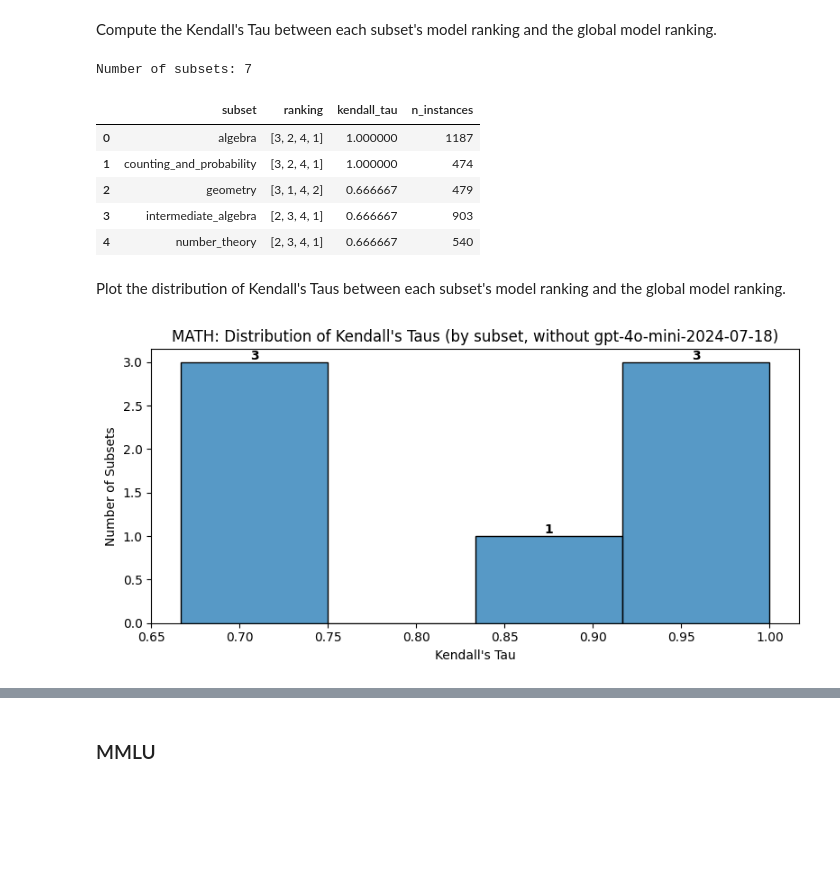
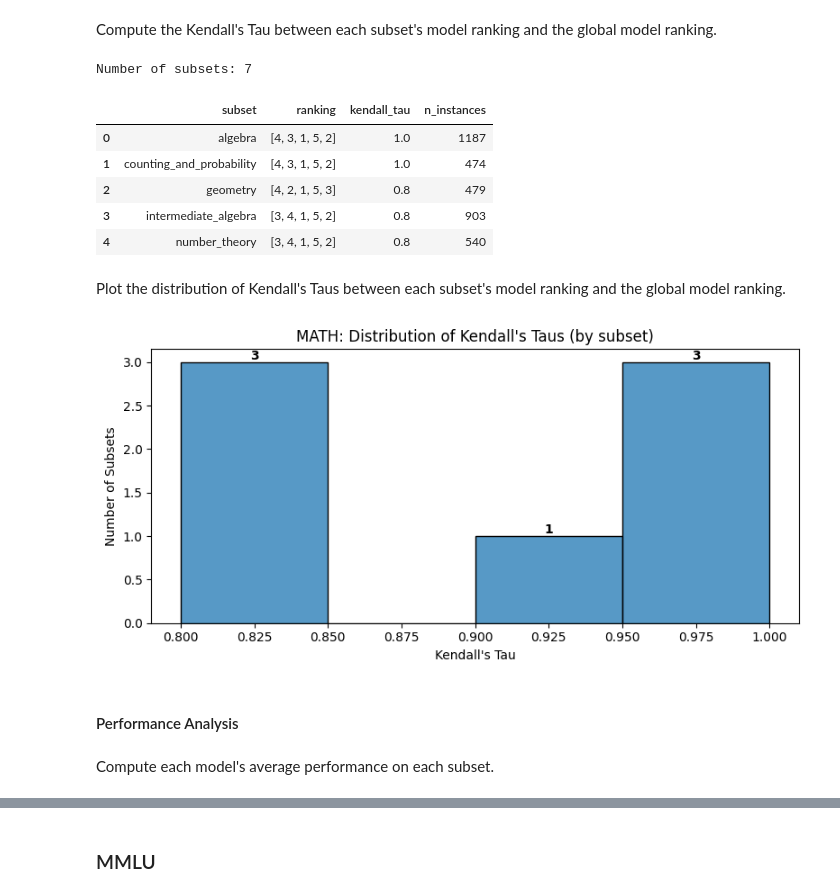
Before and after one commit to mpg05883/EvalTree, a Jupyter notebook: subset_analysis.ipynb, the cells around one changed output, grey strips where cells are left out. Cells and saved outputs as stored; diff of their text form; code cells hidden in the pictures; blank space fills up the shorter version.

Commit message:
Added accuracy plots

```diff
--- a/subset_analysis.ipynb
+++ b/subset_analysis.ipynb
@@ -124,7 +126,7 @@ gpt-4o-2024-08-06: 1
 # %% [markdown]
 Count the number of subsets where the local model ranking differs from the global model ranking.
 # %%
-subset_col = MetadataKey.PERTURBATION_TYPE
+subset_col = MetadataKey.LIBRARY
 subsets = get_unique_metadata_values(dataset_df, subset_col)
 print(f"Subsets: {subsets}")
 
@@ -213,0 +224,18 @@ plt.show()
+# %%
+kwargs = {
+    "desc": "Computing average performance",
+    "total": len(subsets),
+    "unit": "subset",
+}
+
+avg_performance = {}
+
+for subset in tqdm(subsets, **kwargs):
+    mask = get_metadata_mask(dataset_df, subset_col, subset)
+    subset_eval_results_df = eval_results_df[mask]
+    avg_performance[subset] = subset_eval_results_df.mean()
+
+avg_performance_df = pd.DataFrame(avg_performance).T
+avg_performance_df.index.name = "subset"
+print(f"Number of subsets: {len(avg_performance_df)}")
+avg_performance_df
@@ -219,7 +293,7 @@ Load the raw dataset and evaluation results.
 dataset = Dataset.MATH
 dataset_df = pd.read_json(resolve_dataset_path(dataset))
 eval_results_df = load_eval_results(dataset)
-eval_results_df = eval_results_df.drop(columns=["gpt-4o-mini-2024-07-18"])
+# eval_results_df = eval_results_df.drop(columns=["gpt-4o-mini-2024-07-18"])
 models = eval_results_df.columns.tolist()
 
 print(f"Number of instances: {len(dataset_df)}")
@@ -320,40 +398,43 @@ results_df.head()
 # %% [output]
 Number of subsets: 7
 |  | subset | ranking | kendall_tau | n_instances |
-| 0 | algebra | [3, 2, 4, 1] | 1.000000 | 1187 |
-| 1 | counting_and_probability | [3, 2, 4, 1] | 1.000000 | 474 |
-| 2 | geometry | [3, 1, 4, 2] | 0.666667 | 479 |
-| 3 | intermediate_algebra | [2, 3, 4, 1] | 0.666667 | 903 |
-| 4 | number_theory | [2, 3, 4, 1] | 0.666667 | 540 |
+| 0 | algebra | [4, 3, 1, 5, 2] | 1.0 | 1187 |
+| 1 | counting_and_probability | [4, 3, 1, 5, 2] | 1.0 | 474 |
+| 2 | geometry | [4, 2, 1, 5, 3] | 0.8 | 479 |
+| 3 | intermediate_algebra | [3, 4, 1, 5, 2] | 0.8 | 903 |
+| 4 | number_theory | [3, 4, 1, 5, 2] | 0.8 | 540 |
 # %% [markdown]
 Plot the distribution of Kendall's Taus between each subset's model ranking and the global model ranking.
 # %%
 fig, ax = plt.subplots(figsize=(8, 4))
 sns.histplot(data=results_df, x="kendall_tau", ax=ax)
 ax.set_xlabel("Kendall's Tau")
 ax.set_ylabel("Number of Subsets")
 without_gpt_4o_mini = "gpt-4o-mini-2024-07-18" not in models
 note = ", without gpt-4o-mini-2024-07-18" if without_gpt_4o_mini else ""
 ax.set_title(f"{dataset}: Distribution of Kendall's Taus (by {subset_col}{note})")
 
 for bar in ax.patches:
     if (height := bar.get_height()) == 0:
         continue
     ax.annotate(
         f"{int(height)}",
         xy=(bar.get_x() + bar.get_width() / 2, height),
         ha="center",
         va="bottom",
         fontweight="bold",
     )
 
 plt.tight_layout()
 
-analysis = "subset_analysis"
 suffix = "_without_gpt-4o-mini-2024-07-18" if without_gpt_4o_mini else ""
 plot_name = f"kendall_tau_distribution{suffix}"
 file_path = build_plot_path(dataset, analysis, plot_name)
 plt.savefig(file_path)
 plt.show()
 # %% [output]
-[figure, old version]
+[figure, new version]
+# %% [markdown]
+#### Performance Analysis
+# %% [markdown]
+Compute each model's average performance on each subset.
```
Also changed, not shown: parts of 23 cells of this notebook, 5 other files.
